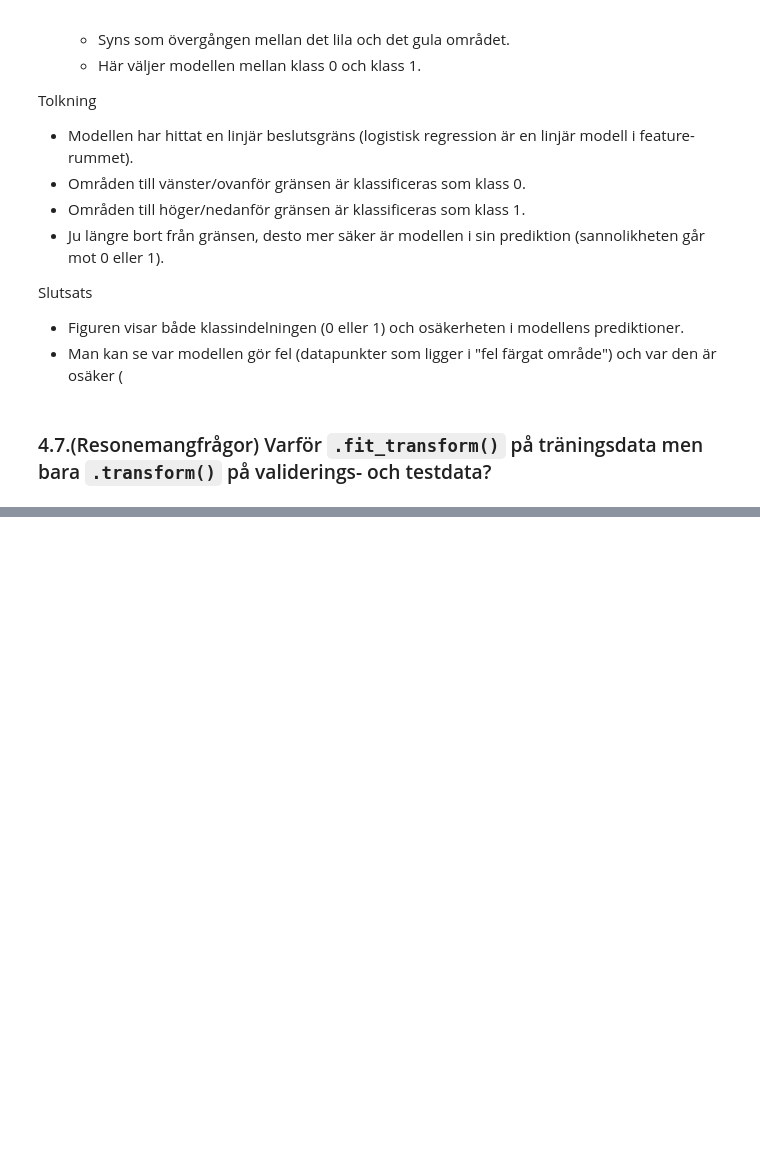
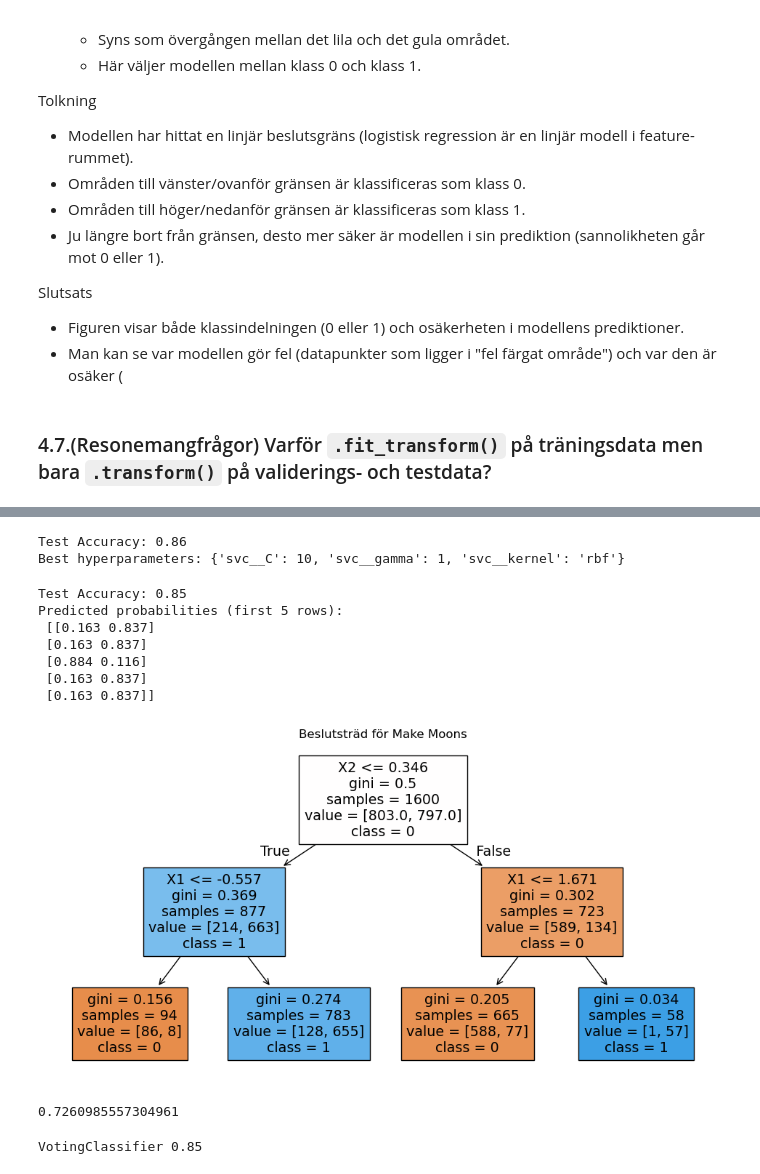
Before and after one commit to ManaInfectedRP/Skola-Python, a Jupyter notebook: Uppgifter.ipynb, the cells around one changed output, grey strips where cells are left out. Cells and saved outputs as stored; diff of their text form; code cells hidden in the pictures; blank space fills up the shorter version.

```diff
--- a/Uppgifter.ipynb
+++ b/Uppgifter.ipynb
@@ -2482,0 +2643,70 @@ X_test = scaler.transform(X_test)
+# %%
+# Sida 187
+from sklearn.pipeline import make_pipeline
+from sklearn.svm import SVC
+model_svc = make_pipeline(
+    StandardScaler(),
+    SVC()
+)
+hyperparam_grid = {
+    'svc__kernel':['rbf', 'poly', 'sigmoid'],
+    'svc__C': [0.1,1,10],
+    'svc__gamma':[0.01, 0.1, 1]
+}
+model_svc_grid_search = GridSearchCV(model_svc,hyperparam_grid, cv=5, scoring='accuracy')
+model_svc_grid_search.fit(X_train,y_train)
+y_pred = model_svc_grid_search.predict(X_test)
+accuracy = accuracy_score(y_test,y_pred)
+print(f"Test Accuracy: {accuracy:.2f}")
+print("Best hyperparameters:",model_svc_grid_search.best_params_)
+# %% [output]
+Test Accuracy: 0.86
+Best hyperparameters: {'svc__C': 10, 'svc__gamma': 1, 'svc__kernel': 'rbf'}
+# %%
+# Sida 192
+from sklearn.tree import DecisionTreeClassifier
+tree_clf = DecisionTreeClassifier(max_depth=2)
+tree_clf.fit(X_train, y_train)
+y_pred = tree_clf.predict(X_test)
+accuracy = accuracy_score(y_test, y_pred)
+print(f"Test Accuracy: {accuracy:.2f}")
+
+y_proba = tree_clf.predict_proba(X_test)
+print("Predicted probabilities (first 5 rows):\n", np.round(y_proba[:5], 3))
+
+from sklearn.tree import plot_tree
+
+plt.figure(figsize=(12, 6))
+plot_tree(tree_clf, filled=True, feature_names=["X1", "X2"], class_names=["0", "1"])
+plt.title("Beslutsträd för Make Moons")
+plt.show()
+# %% [output]
+Test Accuracy: 0.85
+Predicted probabilities (first 5 rows):
+ [[0.163 0.837]
+ [0.163 0.837]
+ [0.884 0.116]
+ [0.163 0.837]
+ [0.163 0.837]]
+[figure, added]
+# %%
+# Sida 198
+from scipy.stats import binom
+print(1- binom.cdf(500, n=1000, p=0.51))
+# %% [output]
+0.7260985557304961
+# %%
+# Sida 199-200
+from sklearn.ensemble import VotingClassifier
+log_clf = LogisticRegression()
+tree_clf = DecisionTreeClassifier()
+svm_clf = SVC()
+
+voting_clf = VotingClassifier(estimators=[('lr', log_clf), ('tree', tree_clf), ('svc', svm_clf)], voting='hard')
+for clf in (log_clf, tree_clf, svm_clf, voting_clf):
+    clf.fit(X_train, y_train)
+    y_pred = clf.predict(X_test)
+
+print(clf.__class__.__name__, accuracy_score(y_test, y_pred))
+# %% [output]
+VotingClassifier 0.85
```
Also changed, not shown: parts of 13 cells of this notebook.
